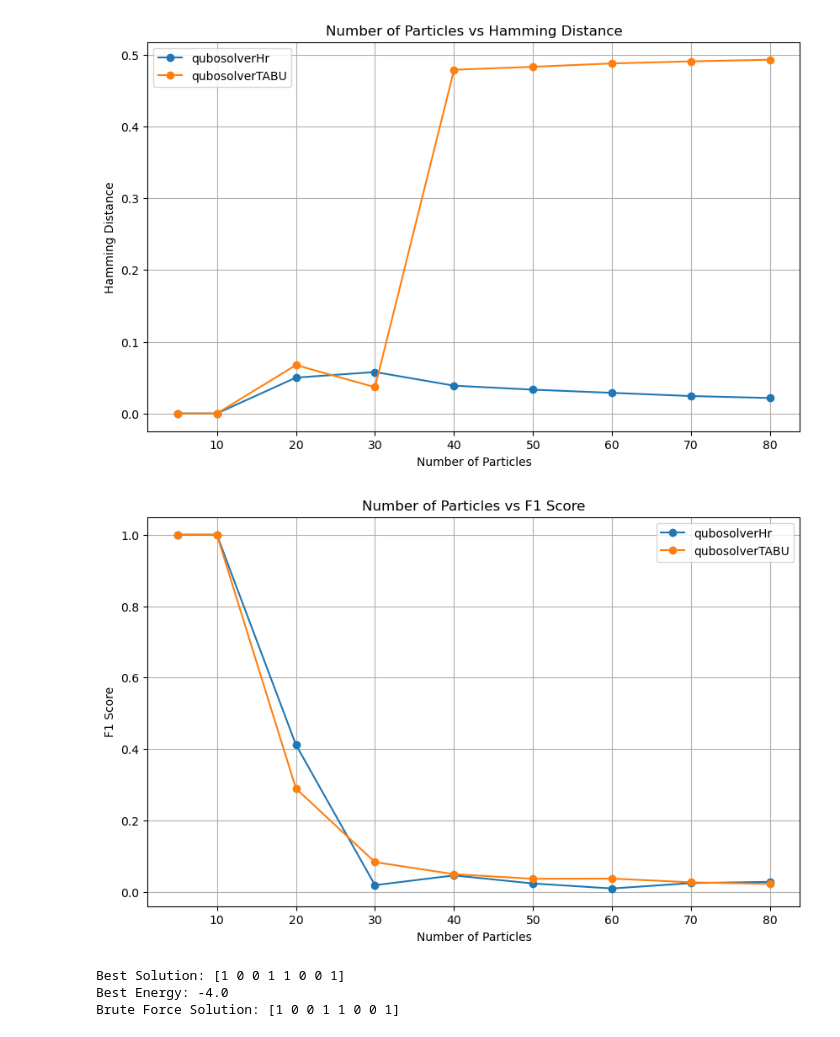
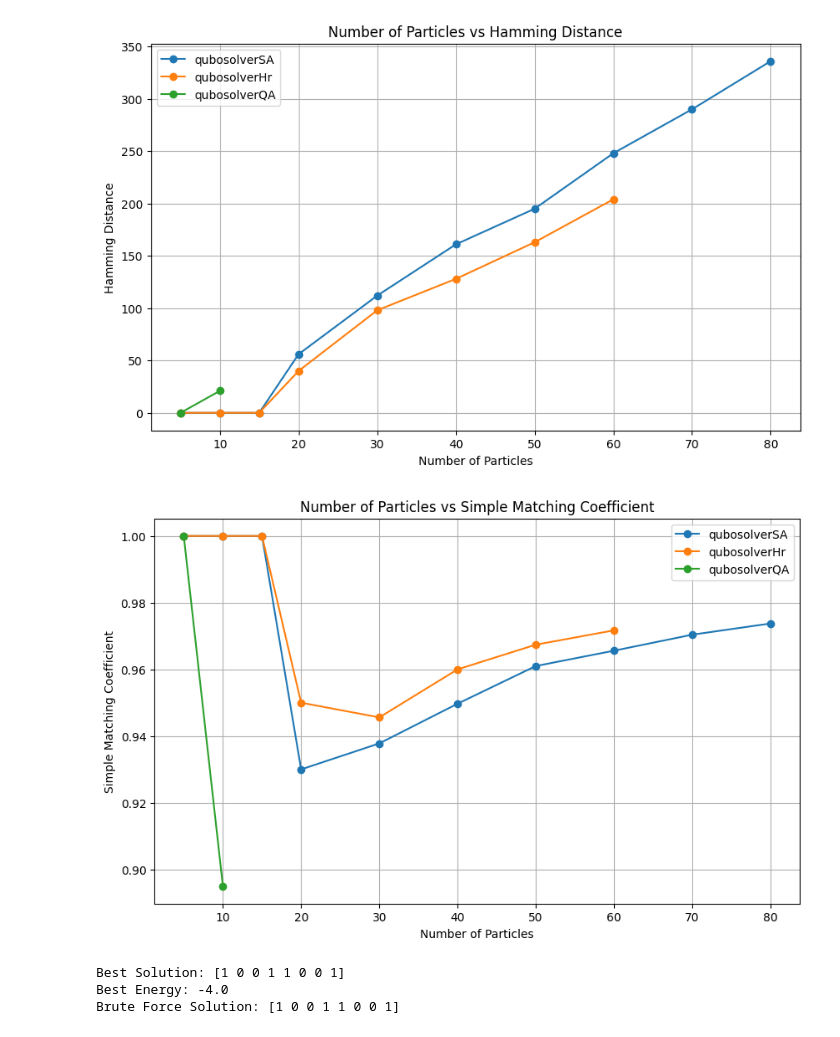
Before and after one commit to vitahehe/quantum-ocean-sdk, a Jupyter notebook: TESTINGSOLUTIONS.ipynb, the cells around one changed output. Drawn from its saved outputs; the diff is of its cells as text; code cells hidden in the pictures.

Commit message:
obtaining results for solution comparisment QA, SA and Hybrid

```diff
--- a/TESTINGSOLUTIONS.ipynb
+++ b/TESTINGSOLUTIONS.ipynb
@@ -331,7 +353,24 @@ Solution: [0 0 0 ... 0 0 0]
+# %%
+import matplotlib.pyplot as plt
+import pandas as pd
+
+# Define the dataset in a dictionary format for easy DataFrame creation
+data = {
+    "N_PARTICLES": [5, 5, 5, 10, 10, 10, 15, 15, 20, 20, 30, 30, 40, 40, 50, 50, 60, 60, 70, 80],
+    "Solver": ["qubosolverSA", "qubosolverHr", "qubosolverQA", "qubosolverSA", "qubosolverHr", "qubosolverQA",
+               "qubosolverSA", "qubosolverHr", "qubosolverSA", "qubosolverHr", "qubosolverSA", "qubosolverHr",
+               "qubosolverSA", "qubosolverHr", "qubosolverSA", "qubosolverHr", "qubosolverSA", "qubosolverHr",
+               "qubosolverSA", "qubosolverSA"],
+    "Percentage_Similarity": [100.0, 100.0, 100.0, 100.0, 100.0, 89.5, 100.0, 100.0, 93.0, 95.0,
+                              93.7778, 94.5556, 94.9688, 96.0, 96.1, 96.74, 96.5556, 97.1667, 97.0408, 97.375],
+    "Hamming_Distance": [0, 0, 0, 0, 0, 21, 0, 0, 56, 40, 112, 98, 161, 128, 195, 163, 248, 204, 290, 336],
+    "Simple_Matching_Coefficient": [1.0, 1.0, 1.0, 1.0, 1.0, 0.895, 1.0, 1.0, 0.93, 0.95,
+                                    0.9378, 0.9456, 0.9497, 0.96, 0.961, 0.9674, 0.9656, 0.9717, 0.9704, 0.97375]
+}
+
+# Create the DataFrame
+results_df = pd.DataFrame(data)
 # %%
-import matplotlib.pyplot as plt
-
-# Filter the results for each solver to plot them separately
 solvers = results_df['Solver'].unique()  # Get unique solver names
 
 # Plot 1: Number of Particles vs Percentage Similarity
@@ -358,13 +397,14 @@ plt.legend()
 plt.grid(True)
 plt.show()
 
+# Plot 3: Number of Particles vs Simple Matching Coefficient
 plt.figure(figsize=(10, 6))
 for solver in solvers:
     solver_data = results_df[results_df["Solver"] == solver]
     plt.plot(solver_data["N_PARTICLES"], solver_data["Simple_Matching_Coefficient"], label=solver, marker='o')
-plt.title("Number of Particles vs F1 Score")
+plt.title("Number of Particles vs Simple Matching Coefficient")
 plt.xlabel("Number of Particles")
-plt.ylabel("F1 Score")
+plt.ylabel("Simple Matching Coefficient")
 plt.legend()
 plt.grid(True)
 plt.show()
@@ -373,5 +413,5 @@ plt.show()
-[figure, old version]
+[figure, new version]
-[figure, old version]
+[figure, new version]
 # %%
 from itertools import product
 from scipy.sparse import csc_matrix
```
Also changed, not shown: parts of 3 cells of this notebook, 3 other files.
